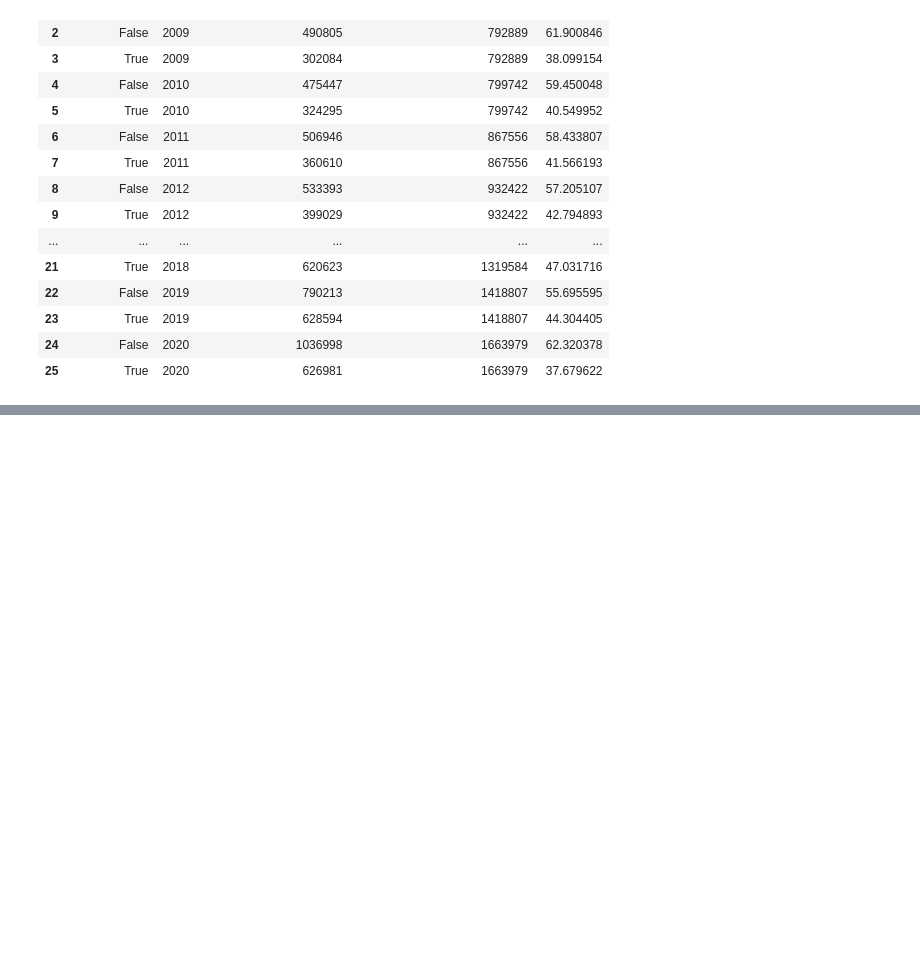
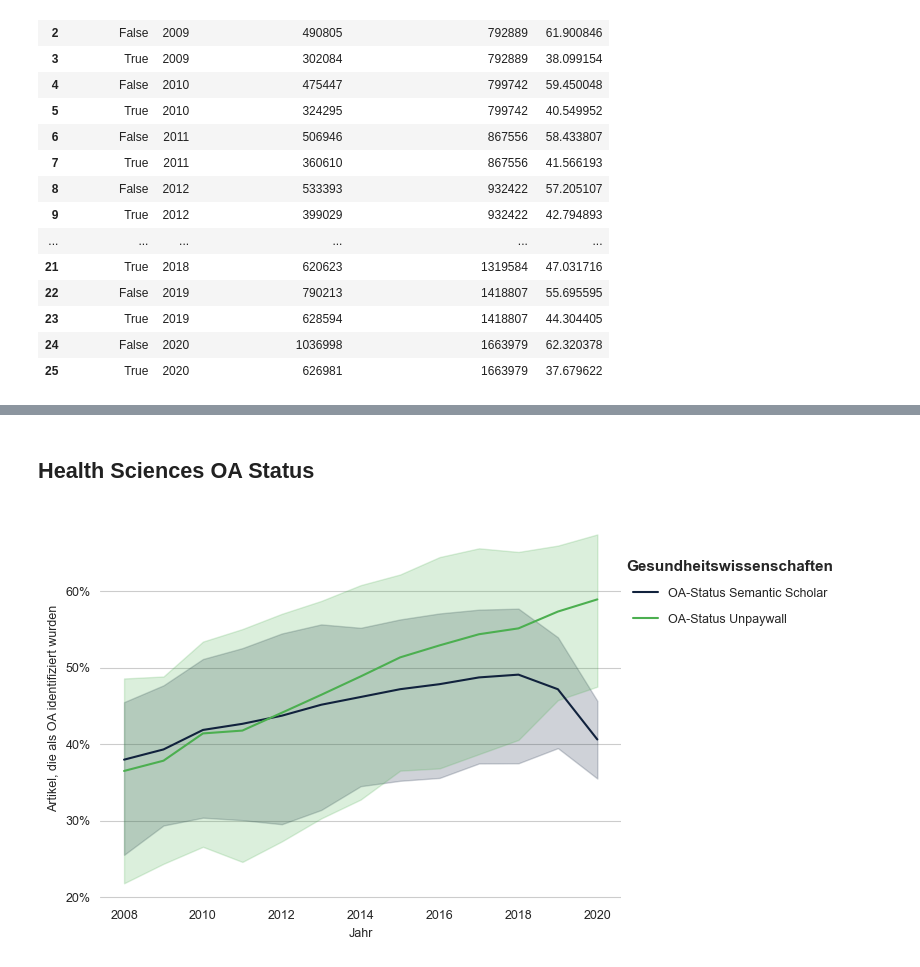
Before and after one commit to naustica/MA, a Jupyter notebook: Codebook.ipynb, the cells around one changed output, grey strips where cells are left out. Drawn from its saved outputs; the diff is of its cells as text; code cells hidden in the pictures; blank space fills up the shorter version.

```diff
--- a/Codebook.ipynb
+++ b/Codebook.ipynb
@@ -915,0 +970,53 @@ fig.savefig('media/oa_status_upw_s2.png', format='png', bbox_inches='tight', dpi
+# %%
+health_sciences = ['Medicine', 'Biology', 'Education']
+life_sciences = ['Biology', 'Education', 'Agricultural And Food Sciences']
+physical_sciences = ['Chemistry', 'Computer Science', 'Engineering', 'Physics', 'Materials Science',
+                     'Environmental Science', 'Education', 'Mathematics', 'Geology', 'Geography']
+social_sciences = ['Psychology', 'Business', 'Education', 'Economics', 'Political Science',
+                   'Sociology', 'History', 'Art', 'Philosophy', 'Law', 'Linguistics']
+# %%
+health_sciences_upw_df = df_oa_disc_upw[df_oa_disc_upw['category'].isin(health_sciences)]
+life_sciences_upw_df = df_oa_disc_upw[df_oa_disc_upw['category'].isin(life_sciences)]
+physical_sciences_upw_df = df_oa_disc_upw[df_oa_disc_upw['category'].isin(physical_sciences)]
+social_sciences_upw_df = df_oa_disc_upw[df_oa_disc_upw['category'].isin(social_sciences)]
+# %%
+health_sciences_s2_df = df_oa_disc_s2[df_oa_disc_s2['category'].isin(health_sciences)]
+life_sciences_s2_df = df_oa_disc_s2[df_oa_disc_s2['category'].isin(life_sciences)]
+physical_sciences_s2_df = df_oa_disc_s2[df_oa_disc_s2['category'].isin(physical_sciences)]
+social_sciences_s2_df = df_oa_disc_s2[df_oa_disc_s2['category'].isin(social_sciences)]
+# %% [markdown]
+## Health Sciences OA Status
+# %%
+fig, ax = plt.subplots(figsize=(6,4.5))
+plt.box(False)
+
+sns.lineplot(data=health_sciences_s2_df[health_sciences_s2_df.s2_oa_status == True],
+             x='year',
+             y='proportion',
+             color='#11223d',
+             ax=ax)
+
+sns.lineplot(data=health_sciences_upw_df[health_sciences_upw_df.upw_oa_status == True],
+             x='year',
+             y='proportion',
+             color='#4caf50',
+             ax=ax)
+
+xticks = mtick.FormatStrFormatter('%.0f%%')
+ax.yaxis.set_major_formatter(xticks)
+ax.grid(False, which='both', axis='x')
+ax.set(xlabel='Jahr', ylabel='Artikel, die als OA identifiziert wurden')
+
+s2_patch = Line2D([0], [0], color='#11223d', label='OA-Status Semantic Scholar')
+upw_patch = Line2D([0], [0], color='#4caf50', label='OA-Status Unpaywall')
+
+lgd = fig.legend(title='Gesundheitswissenschaften',
+                 title_fontproperties={'weight': 'bold', 'size': 11},
+                 handles=[s2_patch, upw_patch], frameon=False,
+                 bbox_to_anchor=(1.35, 0.9), labelspacing=1.1)
+
+plt.tight_layout()
+
+plt.show()
+# %% [output]
+[figure, added]
```
Also changed, not shown: parts of 14 cells of this notebook, 1 other file.
